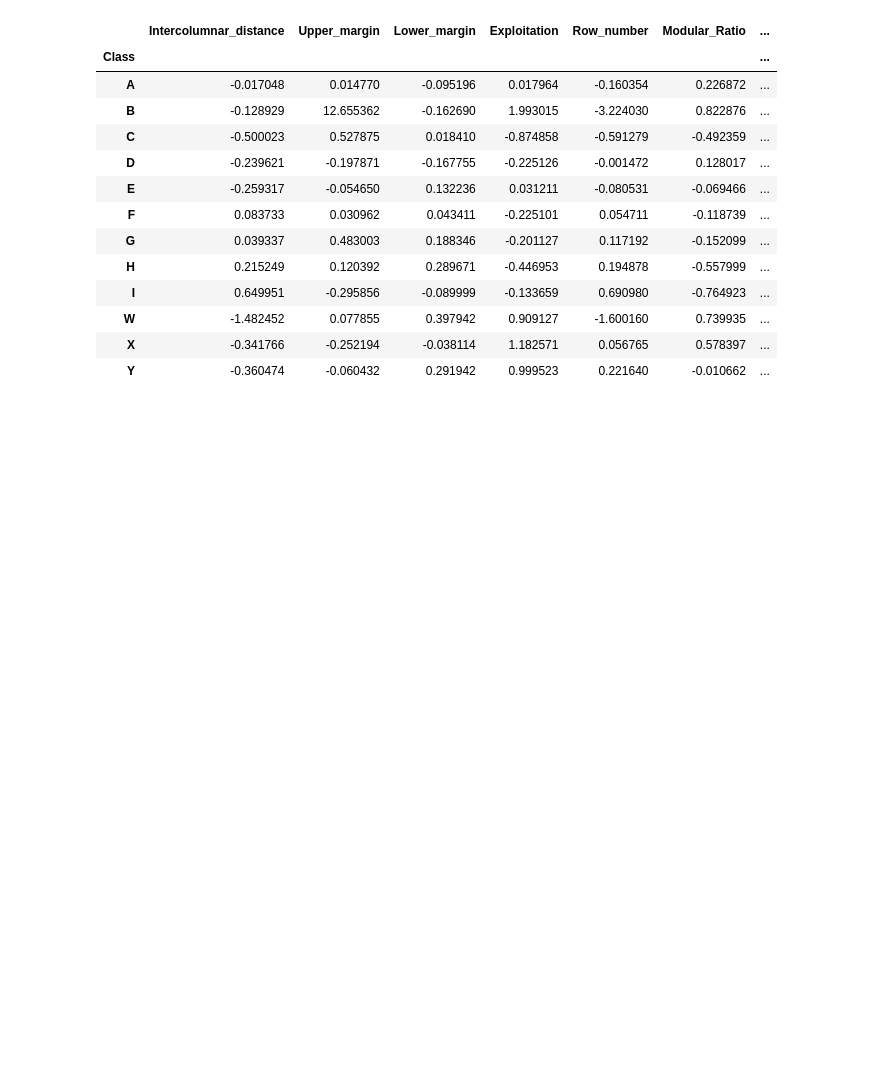
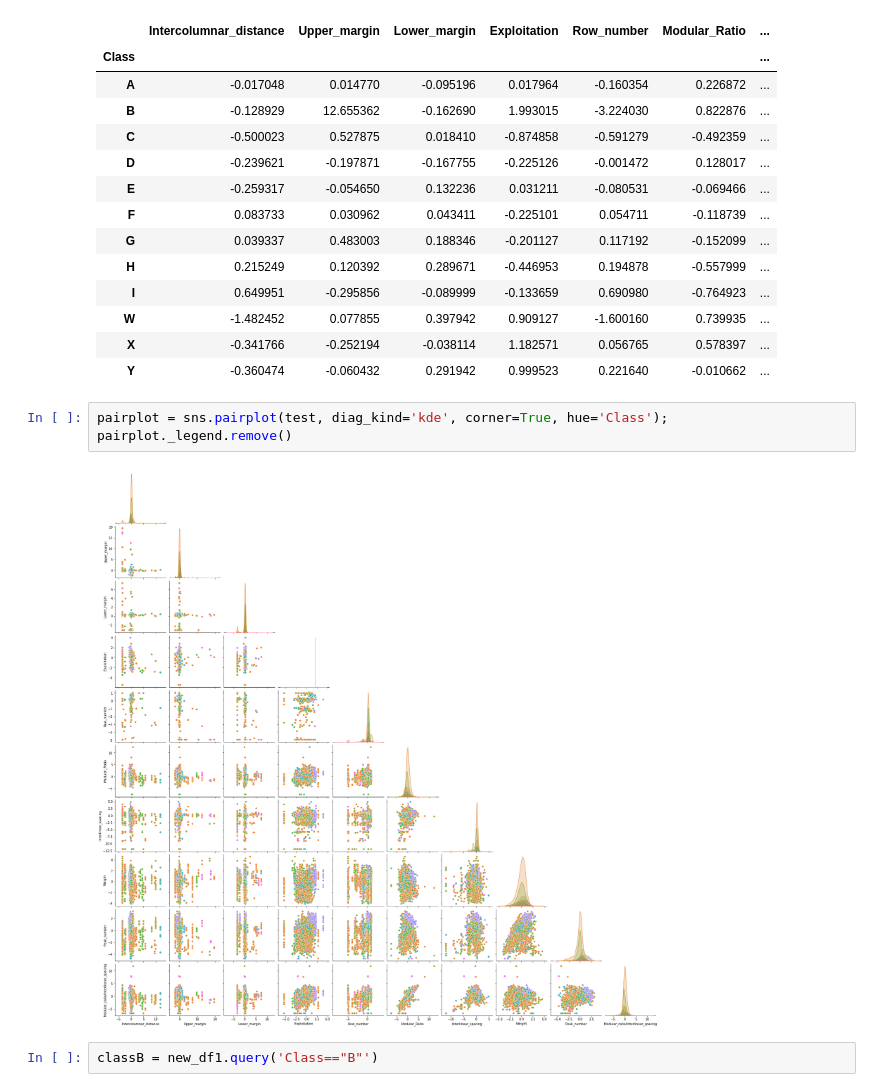
Before and after one commit to HunterWaldridge/DS160_Final_Project_JT_HW, a Jupyter notebook: DS160_Final_Project_JT_HW.ipynb, the cells around one changed output. Drawn from its saved outputs; the diff is of its cells as text; blank space fills up the shorter version.

```diff
--- a/DS160_Final_Project_JT_HW.ipynb
+++ b/DS160_Final_Project_JT_HW.ipynb
@@ -279,3 +285,10 @@ class_avg
 | W | -1.482452 | 0.077855 | 0.397942 | 0.909127 | -1.600160 | 0.739935 | ... |
 | X | -0.341766 | -0.252194 | -0.038114 | 1.182571 | 0.056765 | 0.578397 | ... |
 | Y | -0.360474 | -0.060432 | 0.291942 | 0.999523 | 0.221640 | -0.010662 | ... |
+# %%
+pairplot = sns.pairplot(test, diag_kind='kde', corner=True, hue='Class');
+pairplot._legend.remove()
+# %% [output]
+[figure, added]
+# %%
+classB = new_df1.query('Class=="B"')
```
Also changed, not shown: parts of 33 cells of this notebook, 1 other file.
